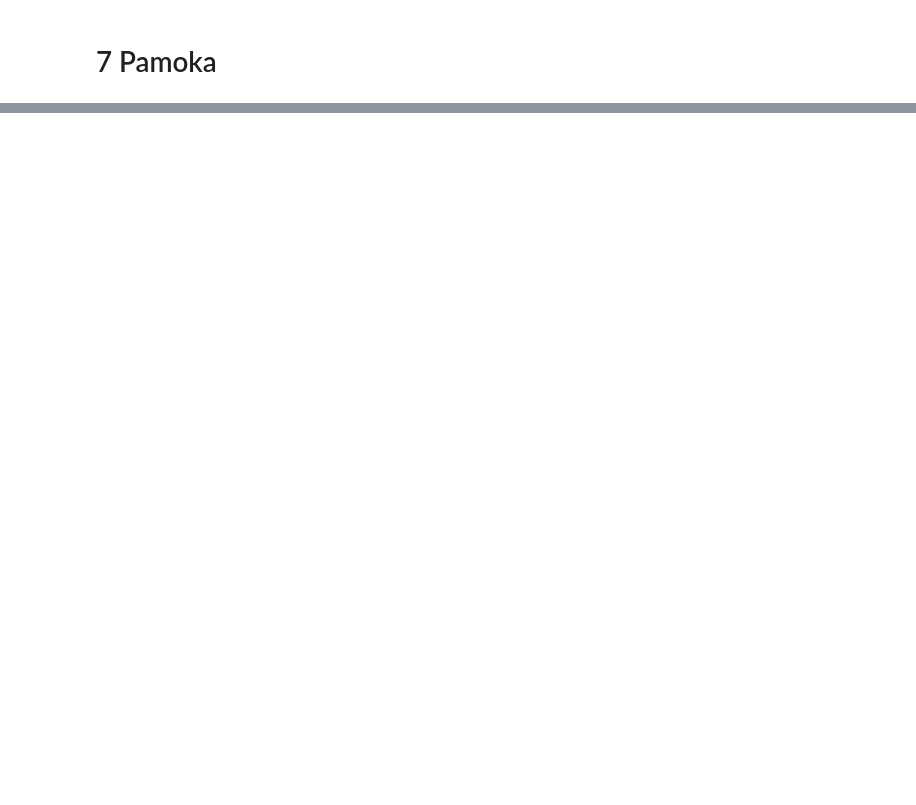
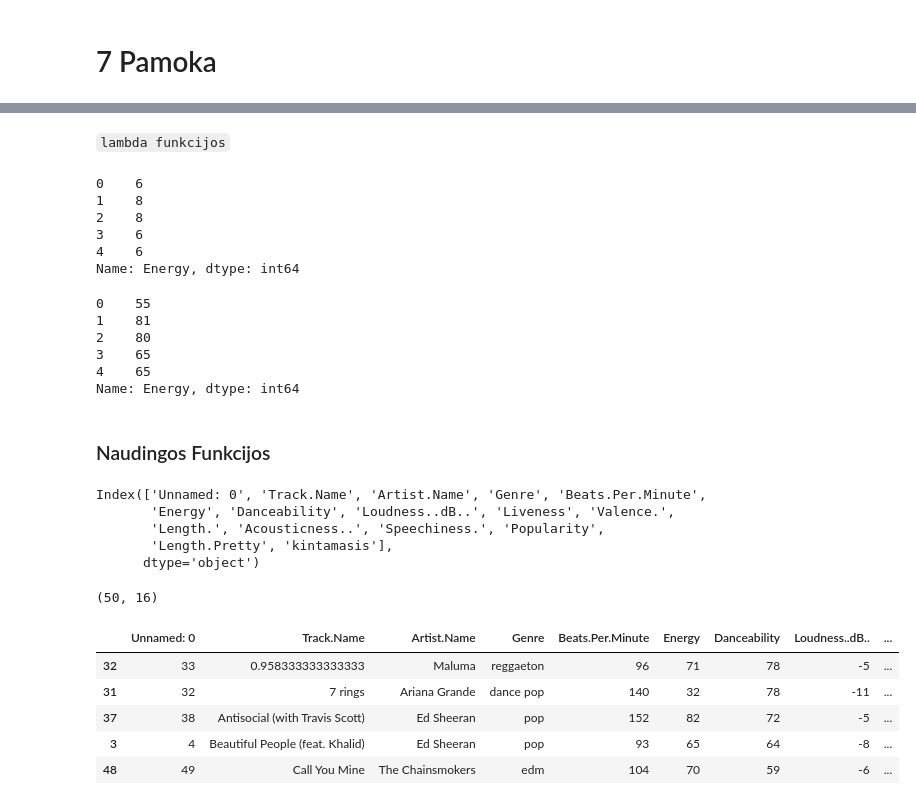
Before and after one commit to nikipaj1/teaching, a Jupyter notebook: pamoka_7/main.ipynb, the cells around one changed output, grey strips where cells are left out. Drawn from its saved outputs; the diff is of its cells as text; code cells hidden in the pictures; blank space fills up the shorter version.

```diff
--- a/pamoka_7/main.ipynb
+++ b/pamoka_7/main.ipynb
@@ -30,0 +60,9 @@ top
+# %%
+# user defined function (UDF)
+
+def minutes_seconds(s):
+    minutes = s // 60
+    seconds = s % 60
+    if len(str(seconds)) < 2:
+        return f'{minutes}:0{seconds}'
+    return f'{minutes}:{seconds}'
@@ -30,0 +86,2 @@ top
+# %%
+top['Length.Pretty'] = top['Length.'].apply(minutes_seconds)
@@ -30,0 +97,45 @@ top
+# %%
+top['kintamasis'] = top['Energy'] + top['Danceability']
+# %% [markdown]
+`lambda funkcijos`
+# %%
+top['Energy'].apply(lambda x: round(x/10)).head()
+# %% [output]
+0    6
+1    8
+2    8
+3    6
+4    6
+Name: Energy, dtype: int64
+# %%
+top['Energy'].head()
+# %% [output]
+0    55
+1    81
+2    80
+3    65
+4    65
+Name: Energy, dtype: int64
+# %% [markdown]
+### Naudingos Funkcijos
+# %%
+top.columns
+# %% [output]
+Index(['Unnamed: 0', 'Track.Name', 'Artist.Name', 'Genre', 'Beats.Per.Minute',
+       'Energy', 'Danceability', 'Loudness..dB..', 'Liveness', 'Valence.',
+       'Length.', 'Acousticness..', 'Speechiness.', 'Popularity',
+       'Length.Pretty', 'kintamasis'],
+      dtype='object')
+# %%
+top.shape
+# %% [output]
+(50, 16)
+# %%
+top.sort_values('Track.Name').head()
+# %% [output]
+|  | Unnamed: 0 | Track.Name | Artist.Name | Genre | Beats.Per.Minute | Energy | Danceability | Loudness..dB.. | ... |
+| 32 | 33 | 0.958333333333333 | Maluma | reggaeton | 96 | 71 | 78 | -5 | ... |
+| 31 | 32 | 7 rings | Ariana Grande | dance pop | 140 | 32 | 78 | -11 | ... |
+| 37 | 38 | Antisocial (with Travis Scott) | Ed Sheeran | pop | 152 | 82 | 72 | -5 | ... |
+| 3 | 4 | Beautiful People (feat. Khalid) | Ed Sheeran | pop | 93 | 65 | 64 | -8 | ... |
+| 48 | 49 | Call You Mine | The Chainsmokers | edm | 104 | 70 | 59 | -6 | ... |
```
Also changed, not shown: parts of 21 cells of this notebook, 4 other files.
